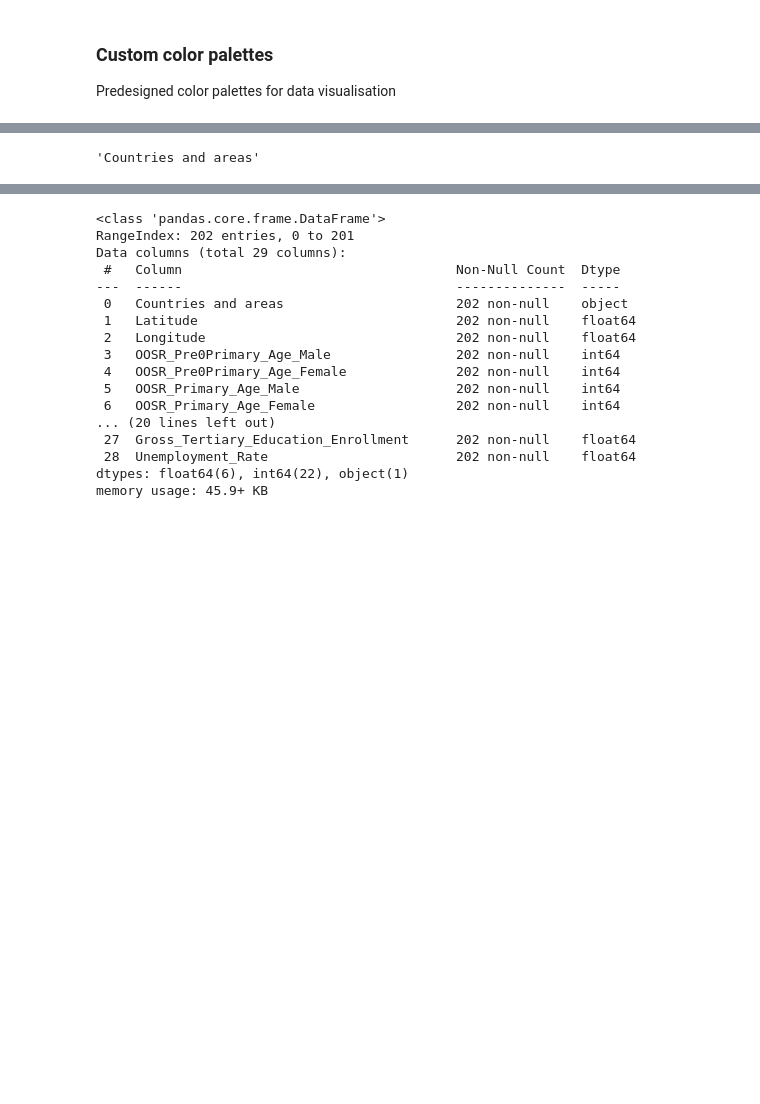
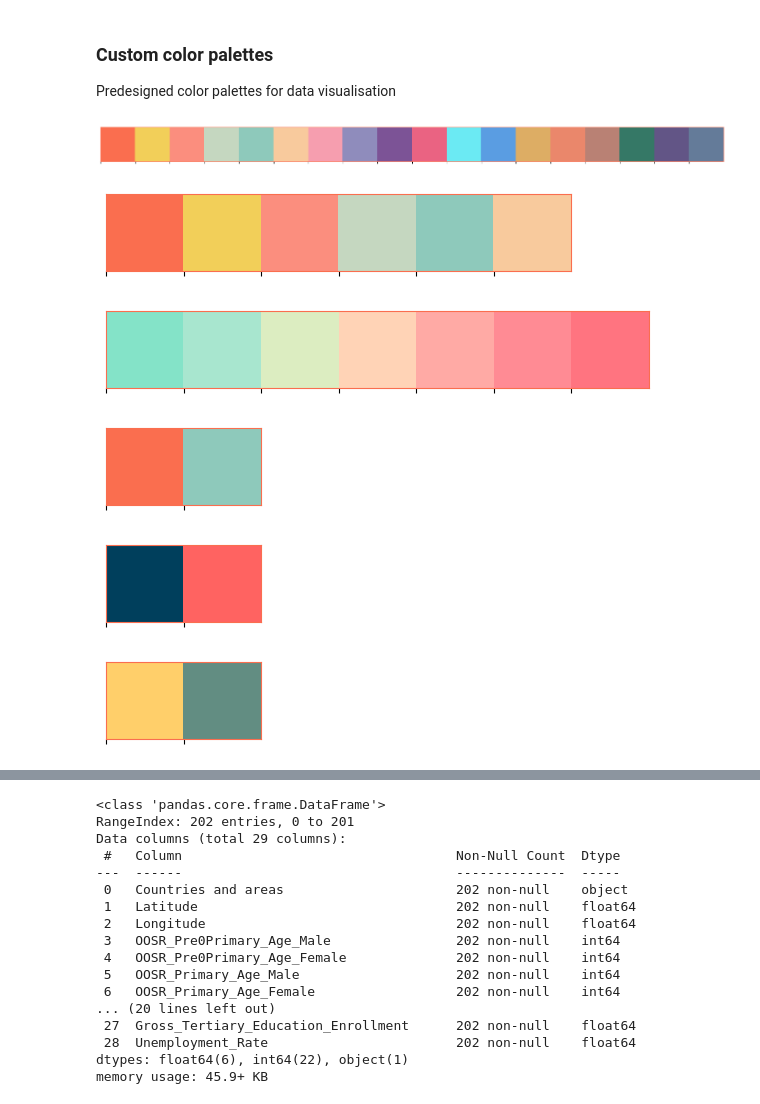
Before and after one commit to Voraxx/Notebooks, a Jupyter notebook: global-education-analysis.ipynb, the cells around one changed output, grey strips where cells are left out. Cells and saved outputs as stored; diff of their text form; code cells hidden in the pictures; blank space fills up the shorter version.

```diff
--- a/global-education-analysis.ipynb
+++ b/global-education-analysis.ipynb
@@ -6,10 +7,20 @@
 # %%
-import numpy as np # linear algebra
-import pandas as pd # CSV file I/O
+import numpy as np
+import pandas as pd
+
 import matplotlib.pyplot as plt
+from matplotlib.colors import ListedColormap
+
 import seaborn as sns
 import os
 import glob
+
+import geopandas as gpd
+import missingno as msno
+import re
+
+plt.rcParams['axes.edgecolor']='#FA6E4F'
+plt.rcParams['font.family'] = 'monospace'
 # %% [markdown]
 ### Link data from CSV file via pandas
 
@@ -33,11 +44,26 @@ custom_palette3 = sns.color_palette(watermelon_colors)
 research_palette = ['#FA6E4F','#8EC9BB']
 custom_palette4 = sns.color_palette(research_palette)
 
-shortes_palette = ['#003f5c','#ff6361']
+shortest_palette = ['#003f5c','#ff6361']
 custom_palette5 = sns.color_palette(shortest_palette)
 
 international_palette = ['#ffcf6a','#628d82']
 custom_palette6 = sns.color_palette(international_palette)
+# %%
+
+sns.palplot(custom_palette1)
+sns.palplot(custom_palette2)
+sns.palplot(custom_palette3)
+sns.palplot(custom_palette4)
+sns.palplot(custom_palette5)
+sns.palplot(custom_palette6)
+# %% [output]
+[figure, added]
+[figure, added]
+[figure, added]
+[figure, added]
+[figure, added]
+[figure, added]
 # %%
 file.head()
 # %% [output]
@@ -48,8 +74,3 @@ file.head()
 | 3 | Andorra | 42.506285 | 1.521801 | 0 | 0 | ... |
 | 4 | Angola | 11.202692 | 17.873887 | 31 | 39 | ... |
 5 rows × 29 columns
-# %%
-#file.columns
-file.columns[0]
-# %% [output]
-'Countries and areas'
```
Also changed, not shown: parts of 3 cells of this notebook.
